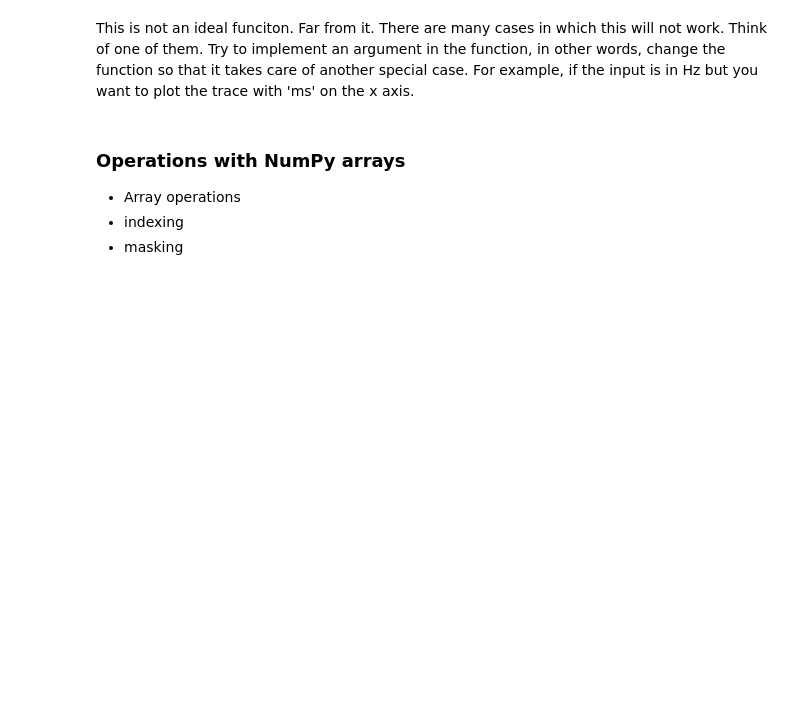
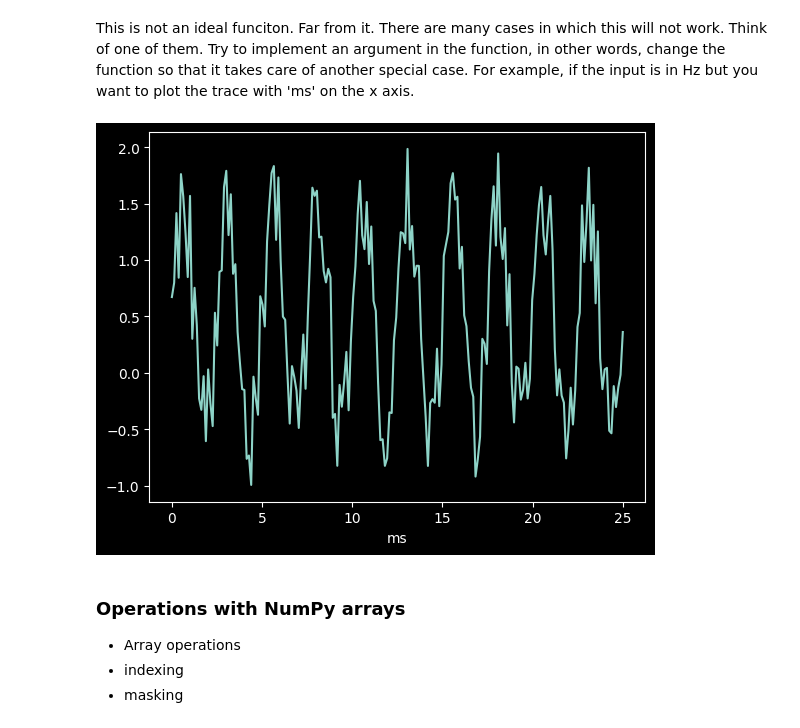
Before and after one commit to danielparthier/schmitzlab_python, a Jupyter notebook: homework/4_in_class_and_HW_solutions.ipynb, the cells around one changed output. Drawn from its saved outputs; the diff is of its cells as text; code cells hidden in the pictures; blank space fills up the shorter version.

```diff
--- a/homework/4_in_class_and_HW_solutions.ipynb
+++ b/homework/4_in_class_and_HW_solutions.ipynb
@@ -310,3 +336,43 @@ Think of one of them. Try to implement an argument in the function, in other wor
+# %%
+# your modified function here
+
+def plot_trace_time_modified(trace, sampling_rate):
+    '''
+    plots a trace over time
+
+    args:
+    trace: trace data (numpy array)
+    sampling_rate: sampling rate (int)
+    sr_unit: sampling rate unit (str)
+    '''
+
+    x_label = input('seconds or ms')
+    sr_unit = input('Hz or kHz')
+
+    if sr_unit not in ['Hz', 'kHz']:
+       return 'please enter a unit in seconds or miliseconds'
+
+    if isinstance(trace, list):
+        trace = np.array(trace)
+
+    t_vec = np.linspace(0, len(trace)/sampling_rate, len(trace))
+    if x_label == 'ms' and sr_unit == 'Hz':
+        t_vec = t_vec * 1000
+
+    if x_label == 'seconds' and sr_unit == 'Hz':
+        t_vec = t_vec / 1000
+
+    # plotting
+    plt.plot(t_vec, trace)
+    plt.xlabel(x_label)
+    plt.show()
+# %%
+import numpy as np
+import matplotlib.pyplot as plt
+
+plot_trace_time_modified(ca_trace, 8)
+# %% [output]
+[figure, added]
 # %% [markdown]
 ### Operations with NumPy arrays
 
```
Also changed, not shown: parts of 18 cells of this notebook, 1 other file.
